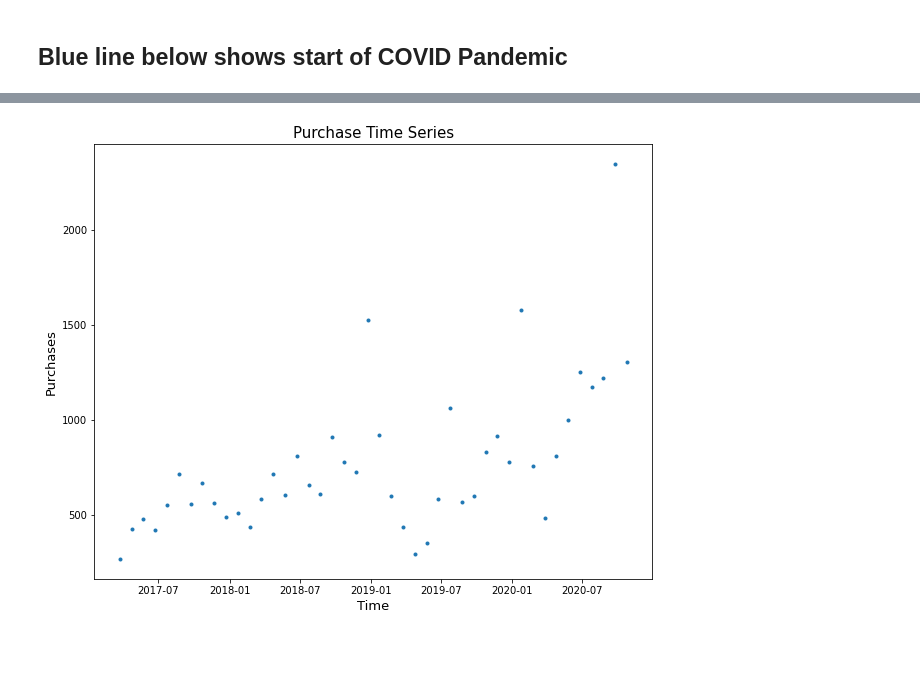
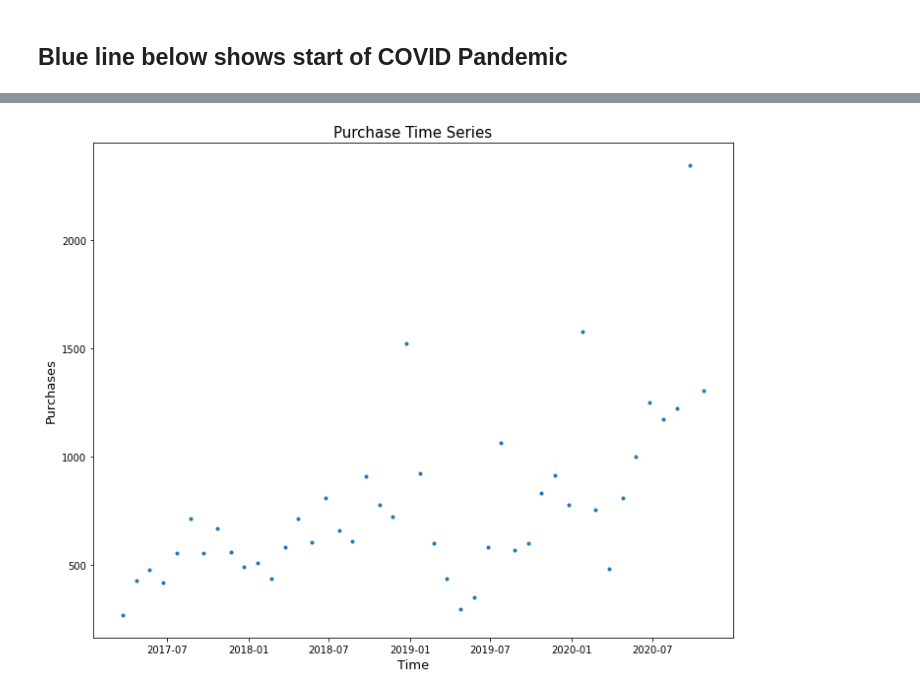
Before and after one commit to sidmohite/tdi_capstone_project, a Jupyter notebook: EV_Charging_Data.ipynb, the cells around one changed output, grey strips where cells are left out. Drawn from its saved outputs; the diff is of its cells as text; code cells hidden in the pictures; blank space fills up the shorter version.

```diff
--- a/EV_Charging_Data.ipynb
+++ b/EV_Charging_Data.ipynb
@@ -125,10 +128,11 @@ plt.show()
 # %%
 plt.figure(figsize=(10,8))
 plt.plot(date_ranges[:-1],number_of_purchases,'.')
 plt.title('Purchase Time Series',fontsize=15)
 plt.xlabel('Time',fontsize=13)
 plt.ylabel('Purchases',fontsize=13)
+plt.tight_layout()
 plt.savefig('plots/Purchase_time_series.png',dpi=300)
 plt.show()
 # %% [output]
-[figure, old version]
+[figure, new version]
```
Also changed, not shown: parts of 4 cells of this notebook, 4 other files.
